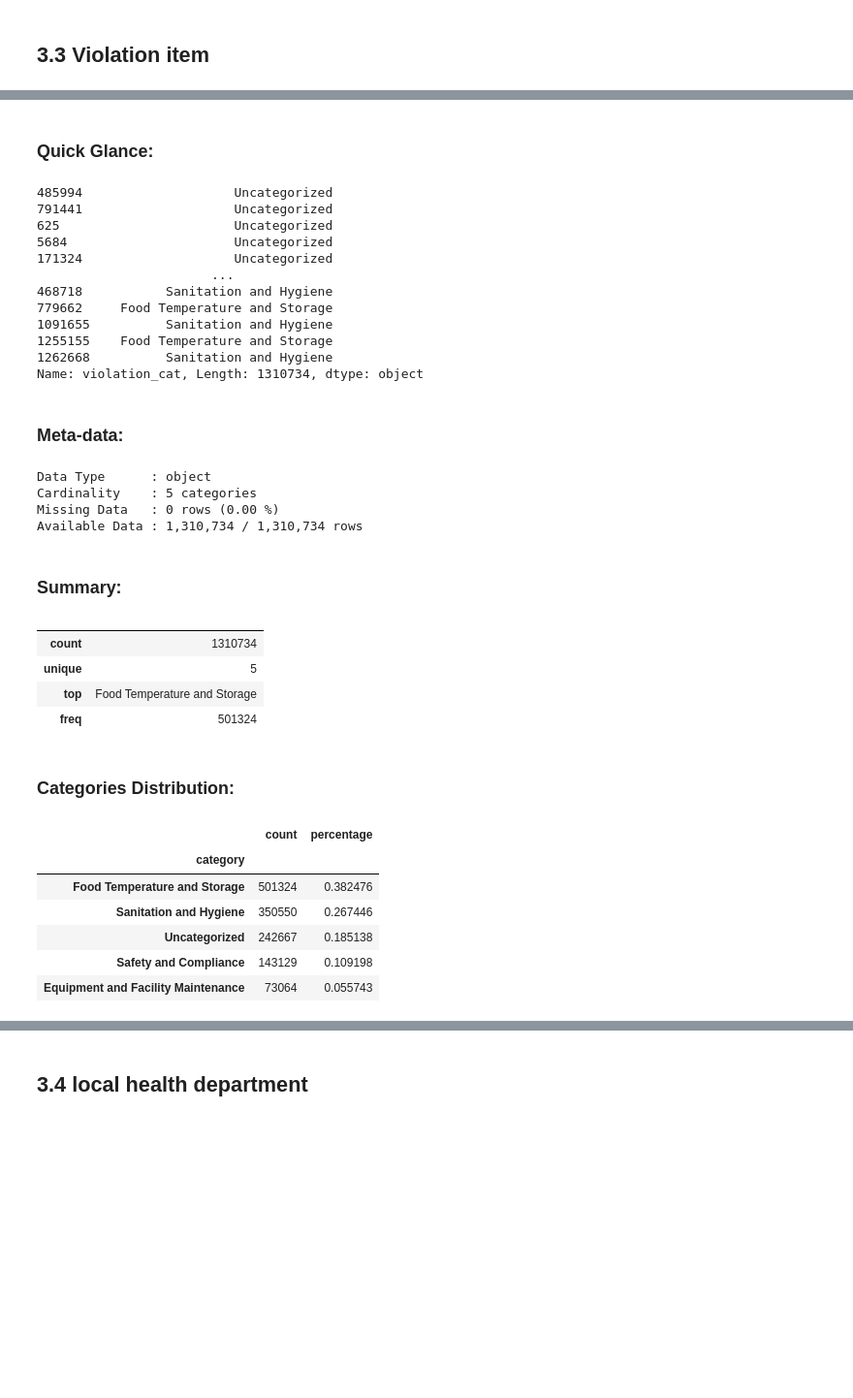
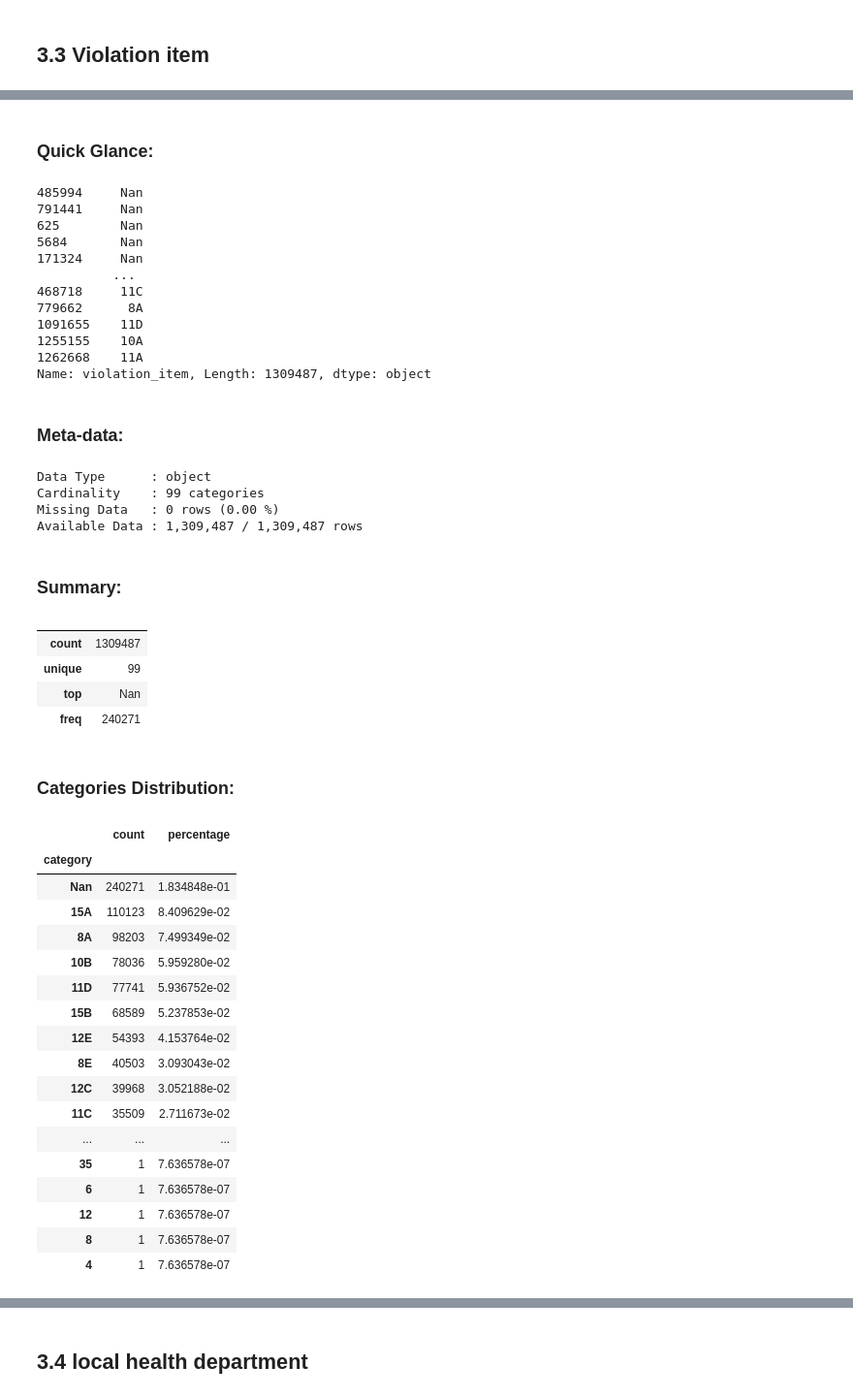
Before and after one commit to bringesh2001/Food-Borne-Illness-prediction-in-NewYork-Restaurants, a Jupyter notebook: Notebooks/Feature_Engg.ipynb, the cells around one changed output, grey strips where cells are left out. Shown at 97% size. Saved outputs shown, nothing was run; the diff lists cells and outputs as text; code cells hidden in the pictures; blank space fills up the shorter version.

```diff
--- a/Notebooks/Feature_Engg.ipynb
+++ b/Notebooks/Feature_Engg.ipynb
@@ -227,6 +234,3 @@ rest_cat_pipe.fit_transform(ff_eng[["restaurant_category"]])
 ## 3.2 date of inspection
 # %% [markdown]
 - Creating new feature `days since last inspection`using date_of_inspection.
-# %%
-ff_eng = ff_eng.sort_values(['facility','date_of_inspection_transformed'])
-ff_eng['days_since_last_inspection'] = ff_eng.groupby('facility')['date_of_inspection_transformed'].transform(lambda x: x.diff().dt.days.fillna(0))
@@ -233,3 +253,7 @@ ff_eng['days_since_last_inspection'] = ff_eng.groupby('facility')['date_of_inspe
+# %%
+ff_eng = ff_eng.sort_values(['facility','date_of_inspection_transformed'])
+ff_eng['days_since_last_inspection']=ff_eng.groupby('facility')['date_of_inspection_transformed'].diff().dt.days
+ff_eng['avg_days_bw_inspection'] = ff_eng.groupby('facility')['days_since_last_inspection'].transform('mean')
 # %%
 ff_eng.days_since_last_inspection.value_counts()
 # %% [output]
@@ -248,0 +293,2 @@ Name: count, Length: 2449, dtype: int64
+# %%
+ff_eng  = ff_eng.dropna(subset=['avg_days_bw_inspection'])
@@ -338,8 +417,0 @@ Uncategorized: ['Nan', '1F', '15', '29', '19', '11', '14', '24', '25', '2', '26'
-# %%
-def categorize_violation(item):
-    for category, codes in categories.items():
-        if item in codes:
-            return category
-    return 'Uncategorized'
-
-ff_eng['violation_cat'] = ff_eng['violation_item'].apply(categorize_violation)
@@ -356,3 +418,3 @@ Name: count, dtype: int64
 # %%
-eda_helper_functions.cat_summary(ff_eng, "violation_cat")
+eda_helper_functions.cat_summary(ff_eng, "violation_item")
 # %% [output]
@@ -360,33 +422,44 @@ violation_cat
 Quick Glance:
-485994                    Uncategorized
-791441                    Uncategorized
-625                       Uncategorized
-5684                      Uncategorized
-171324                    Uncategorized
-                       ...
-468718           Sanitation and Hygiene
-779662     Food Temperature and Storage
-1091655          Sanitation and Hygiene
-1255155    Food Temperature and Storage
-1262668          Sanitation and Hygiene
-Name: violation_cat, Length: 1310734, dtype: object
+485994     Nan
+791441     Nan
+625        Nan
+5684       Nan
+171324     Nan
+          ...
+468718     11C
+779662      8A
+1091655    11D
+1255155    10A
+1262668    11A
+Name: violation_item, Length: 1309487, dtype: object
 Meta-data:
 Data Type      : object
-Cardinality    : 5 categories
+Cardinality    : 99 categories
 Missing Data   : 0 rows (0.00 %)
-Available Data : 1,310,734 / 1,310,734 rows
+Available Data : 1,309,487 / 1,309,487 rows
 Summary:
 |  |  |
-| count | 1310734 |
-| unique | 5 |
-| top | Food Temperature and Storage |
-| freq | 501324 |
+| count | 1309487 |
+| unique | 99 |
+| top | Nan |
+| freq | 240271 |
 Categories Distribution:
 |  | count | percentage |
 | category |  |  |
-| Food Temperature and Storage | 501324 | 0.382476 |
-| Sanitation and Hygiene | 350550 | 0.267446 |
-| Uncategorized | 242667 | 0.185138 |
-| Safety and Compliance | 143129 | 0.109198 |
-| Equipment and Facility Maintenance | 73064 | 0.055743 |
+| Nan | 240271 | 1.834848e-01 |
+| 15A | 110123 | 8.409629e-02 |
+| 8A | 98203 | 7.499349e-02 |
+| 10B | 78036 | 5.959280e-02 |
+| 11D | 77741 | 5.936752e-02 |
+| 15B | 68589 | 5.237853e-02 |
+| 12E | 54393 | 4.153764e-02 |
+| 8E | 40503 | 3.093043e-02 |
+| 12C | 39968 | 3.052188e-02 |
+| 11C | 35509 | 2.711673e-02 |
+| ... | ... | ... |
+| 35 | 1 | 7.636578e-07 |
+| 6 | 1 | 7.636578e-07 |
+| 12 | 1 | 7.636578e-07 |
+| 8 | 1 | 7.636578e-07 |
+| 4 | 1 | 7.636578e-07 |
 # %%
```
Also changed, not shown: parts of 86 cells of this notebook, 31 other files.
